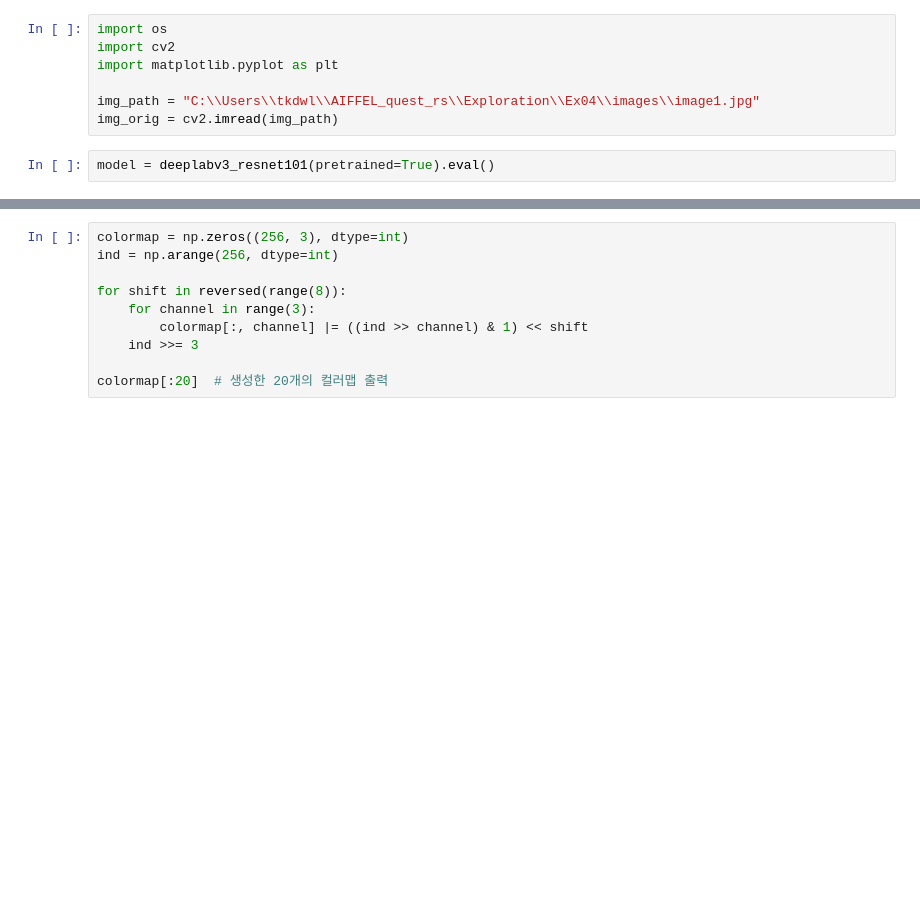
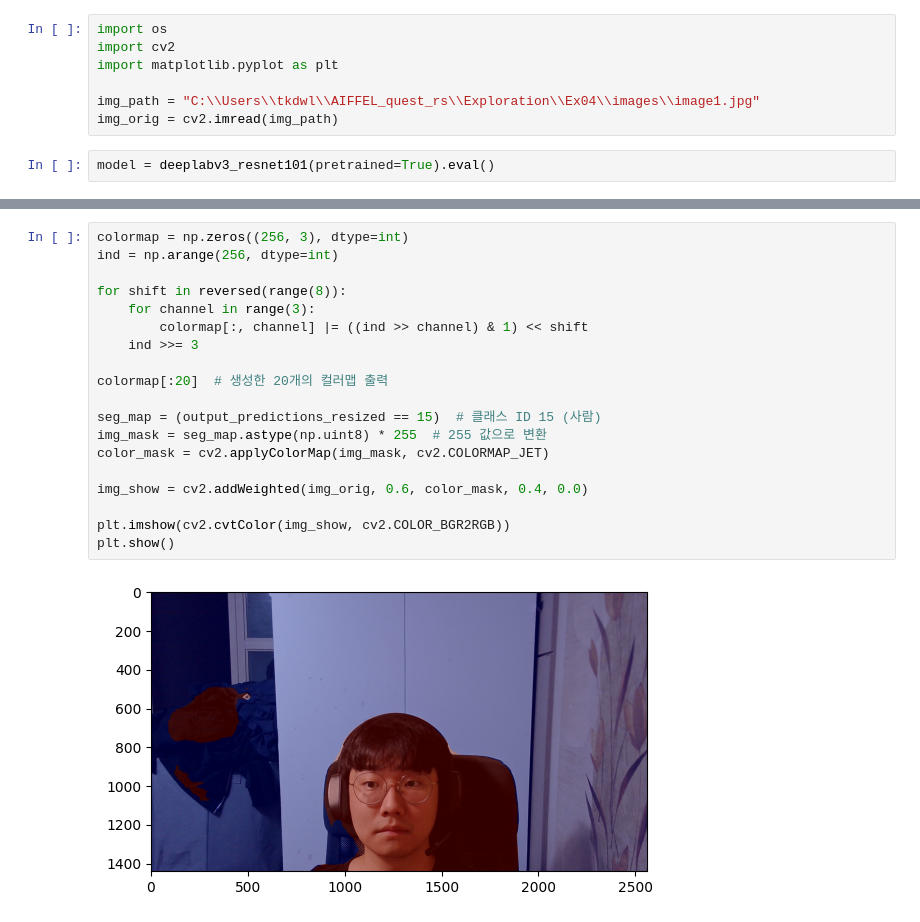
Before and after one commit to cissly/AIFFEL_quest_rs, a Jupyter notebook: Exploration/Ex04/segmentation-portrait.ipynb, the cells around one changed output, grey strips where cells are left out. Drawn from its saved outputs; the diff is of its cells as text; blank space fills up the shorter version.

```diff
--- a/Exploration/Ex04/segmentation-portrait.ipynb
+++ b/Exploration/Ex04/segmentation-portrait.ipynb
@@ -49,10 +54,21 @@ for class_id in unique_classes:
 # %%
 colormap = np.zeros((256, 3), dtype=int)
 ind = np.arange(256, dtype=int)
 
 for shift in reversed(range(8)):
     for channel in range(3):
         colormap[:, channel] |= ((ind >> channel) & 1) << shift
     ind >>= 3
 
 colormap[:20]  # 생성한 20개의 컬러맵 출력
+
+seg_map = (output_predictions_resized == 15)  # 클래스 ID 15 (사람)
+img_mask = seg_map.astype(np.uint8) * 255  # 255 값으로 변환
+color_mask = cv2.applyColorMap(img_mask, cv2.COLORMAP_JET)
+
+img_show = cv2.addWeighted(img_orig, 0.6, color_mask, 0.4, 0.0)
+
+plt.imshow(cv2.cvtColor(img_show, cv2.COLOR_BGR2RGB))
+plt.show()
+# %% [output]
+[figure, added]
```
Also changed, not shown: parts of 4 cells of this notebook, 5 other files.
